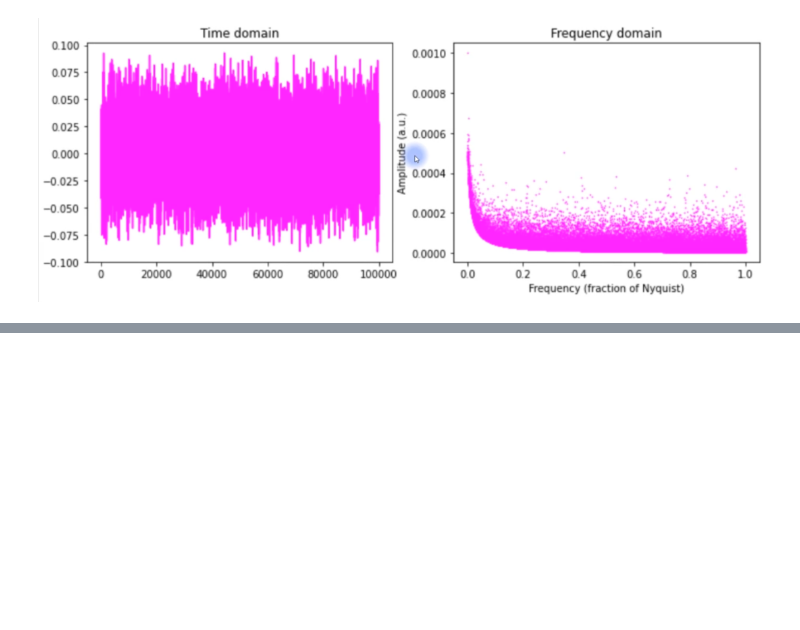
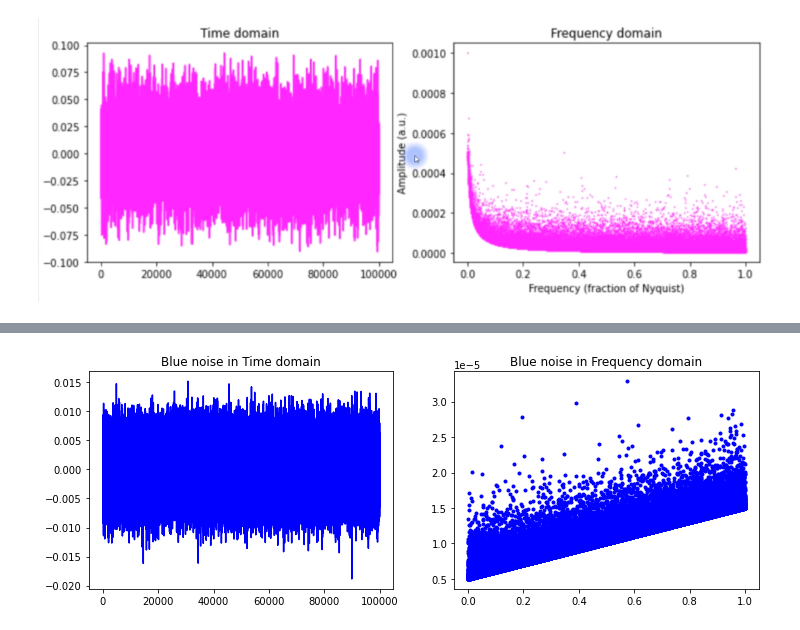
Before and after one commit to dantebarross/scientific-projects-with-python, a Jupyter notebook: The_colorful_rainbow_of_noise.ipynb, the cells around one changed output, grey strips where cells are left out. Saved outputs shown, nothing was run; the diff lists cells and outputs as text; code cells hidden in the pictures; blank space fills up the shorter version.

```diff
--- a/The_colorful_rainbow_of_noise.ipynb
+++ b/The_colorful_rainbow_of_noise.ipynb
@@ -94,0 +161,13 @@ Pink noise looks a lot like white noise. It's just randomic data points in Time
+# %%
+blue_noise_X = np.abs(fftpack.fft(blue_noise)) / npnts
+
+fig, ax = plt.subplots(1, 2, figsize=[12, 4])
+ax[0].plot(blue_noise, color=[0, 0, 1])
+ax[0].set_title('Blue noise in Time domain')
+
+ax[1].plot(frex, blue_noise_X[:len(frex)], '.', color=[0, 0, 1])
+ax[1].set_title('Blue noise in Frequency domain')
+
+plt.show()
+# %% [output]
+[figure, added]
```
Also changed, not shown: parts of 27 cells of this notebook.
